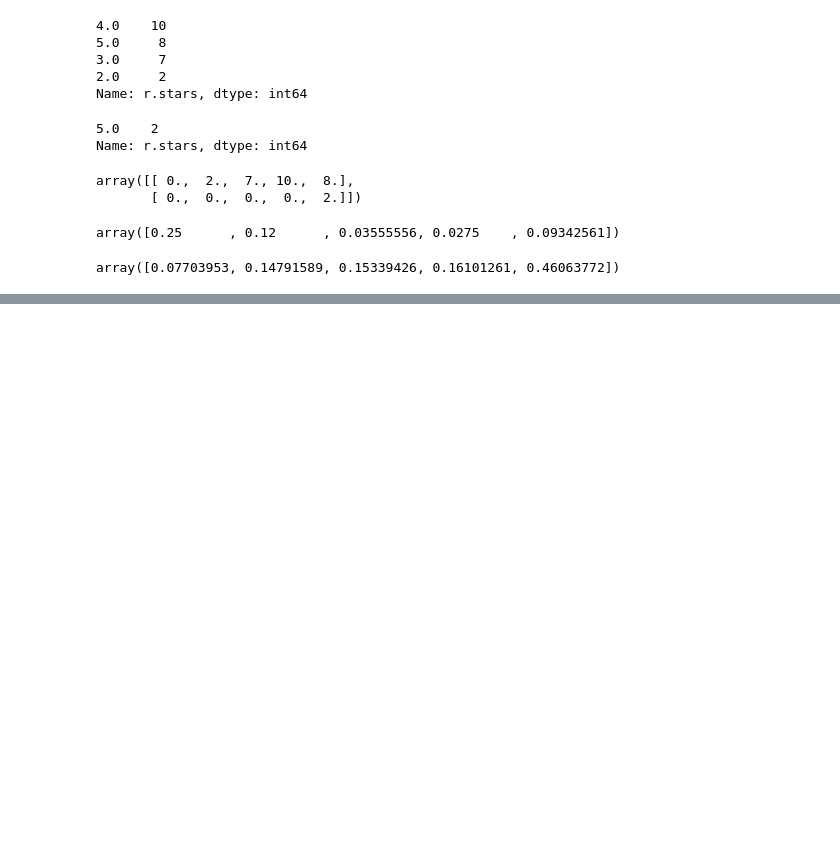
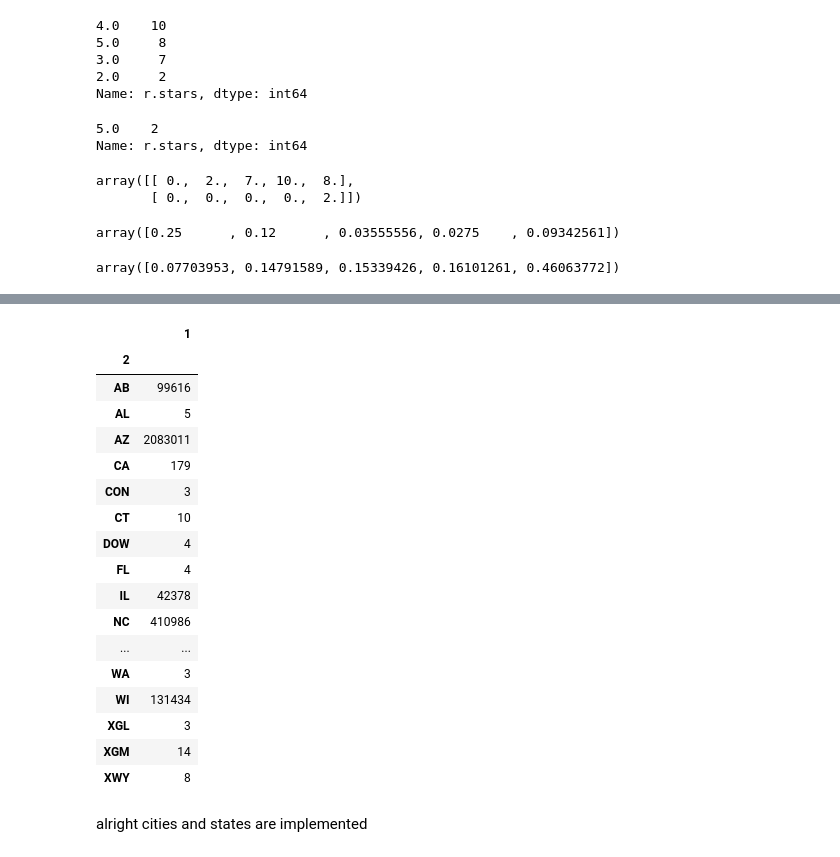
Before and after one commit to wisundstrom/yelp-recommender, a Jupyter notebook: feature_engineering.ipynb, the cells around one changed output, grey strips where cells are left out. Cells and saved outputs as stored; diff of their text form; code cells hidden in the pictures; blank space fills up the shorter version.

```diff
--- a/feature_engineering.ipynb
+++ b/feature_engineering.ipynb
@@ -144,0 +319,9 @@ array([0.07703953, 0.14791589, 0.15339426, 0.16101261, 0.46063772])
+# %%
+with driver.session() as session:
+    result = session.run('\
+    MATCH (s:State)<-[:IN_STATE]-(c:City)<-[:IN_CITY]-(b:Business)\
+    RETURN  b.name, apoc.node.degree(b,"REVIEWS"), s.name, c.name')
+# %%
+rev_counts=result.values()
+# %%
+rev_countsdf=pd.DataFrame(rev_counts)
@@ -144,0 +337,25 @@ array([0.07703953, 0.14791589, 0.15339426, 0.16101261, 0.46063772])
+# %%
+rev_counts_by_state=rev_countsdf.groupby(2).sum()
+# %%
+rev_counts_by_state
+# %% [output]
+|  | 1 |
+| 2 |  |
+| AB | 99616 |
+| AL | 5 |
+| AZ | 2083011 |
+| CA | 179 |
+| CON | 3 |
+| CT | 10 |
+| DOW | 4 |
+| FL | 4 |
+| IL | 42378 |
+| NC | 410986 |
+| ... | ... |
+| WA | 3 |
+| WI | 131434 |
+| XGL | 3 |
+| XGM | 14 |
+| XWY | 8 |
+# %% [markdown]
+alright cities and states are implemented
```
Also changed, not shown: parts of 41 cells of this notebook, 3 other files.
